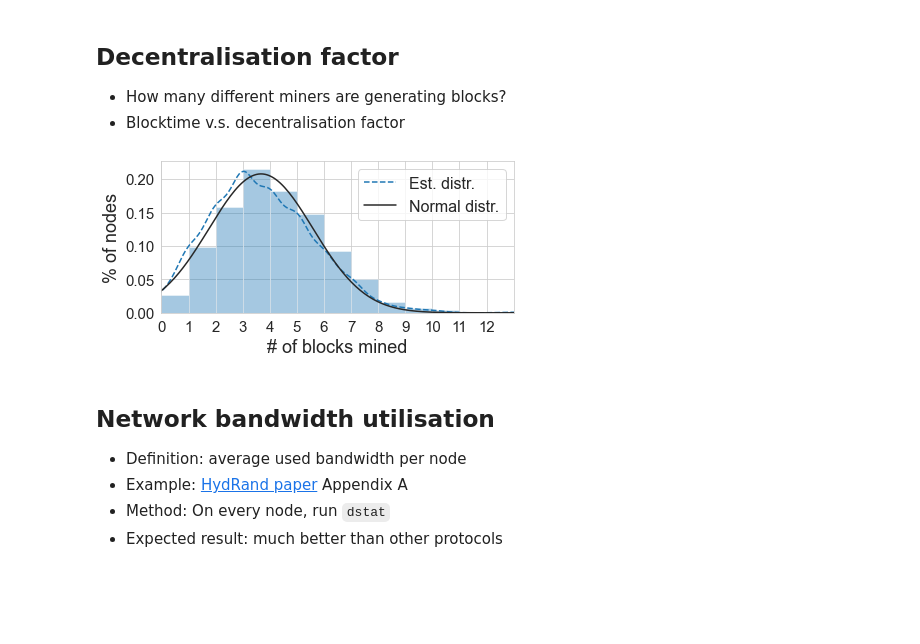
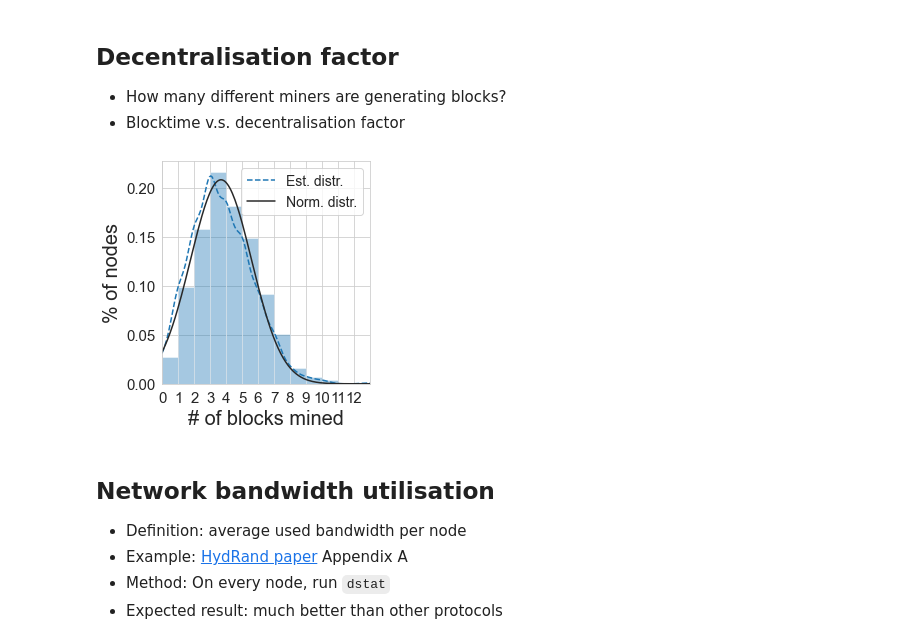
Before and after one commit to rand-chain/rust-randchain-prototype, a Jupyter notebook: evaluation/analysis.ipynb, the cells around one changed output. Drawn from its saved outputs; the diff is of its cells as text; code cells hidden in the pictures; blank space fills up the shorter version.

```diff
--- a/evaluation/analysis.ipynb
+++ b/evaluation/analysis.ipynb
@@ -180,38 +180,38 @@ def get_dec_fac(blocktime, num_nodes, num_miners, long=False):
     lfiles, _ = get_files(blocktime, num_nodes, num_miners, long)
     for lf in lfiles:
         blocks_mined, blocks_received = get_blocks(lf)
         for block, blkdata in blocks_mined.items():
             if block in blocks_received.keys() and ('dead-end' not in blocks_received[block].keys() or blocks_received[block]['dead-end'] == True):
                 continue
             miner = blkdata['miner']
             if miner in miners_dict.keys():
                 miners_dict[miner] += 1
             else:
                 miners_dict[miner] = 1
 
     return miners_dict
 
 def plot_dec():
     miners_dict = get_dec_fac(1, 128, 8, True)
     miner_values = list(miners_dict.values())
     zero_miners = [0] * (1024 - len(miner_values))
     miner_values += zero_miners
 
-    plt.figure(0, figsize=(6, 3))
+    plt.figure(0, figsize=(4, 4))
     ax = sns.distplot(miner_values, bins=13, fit=norm, kde_kws={"ls": "dashed"})
     ax.set_xlim([0, 13])
-    ax.set_xlabel('# of blocks mined',fontsize=18)
-    ax.set_ylabel('% of nodes',fontsize=18)
+    ax.set_xlabel('# of blocks mined',fontsize=20)
+    ax.set_ylabel('% of nodes',fontsize=20)
     ax.set_xticks(np.arange(0, 13))
     ax.tick_params(axis='both', which='major', labelsize=15)
-    plt.legend(labels=['Est. distr.','Normal distr.'], fontsize=16)
+    plt.legend(labels=['Est. distr.','Norm. distr.'], fontsize=14)
     plt.tight_layout()
     plt.savefig('../../randchain-paper/paper/figs/dec-fac.pdf')
     plt.show()
 
 plot_dec()
 # %% [output]
-[figure, old version]
+[figure, new version]
 # %% [markdown]
 ## Network bandwidth utilisation
 
```
Also changed, not shown: parts of 1 cell of this notebook.
